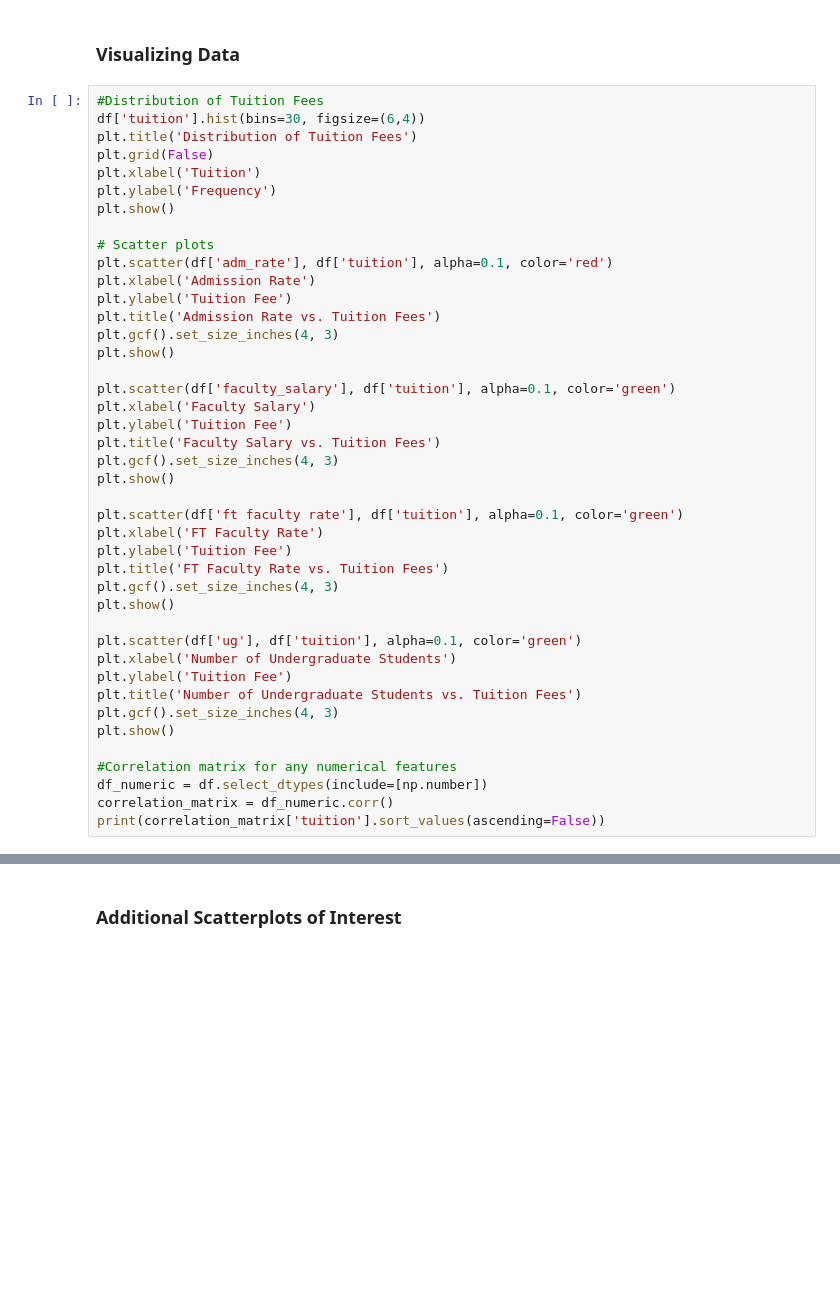
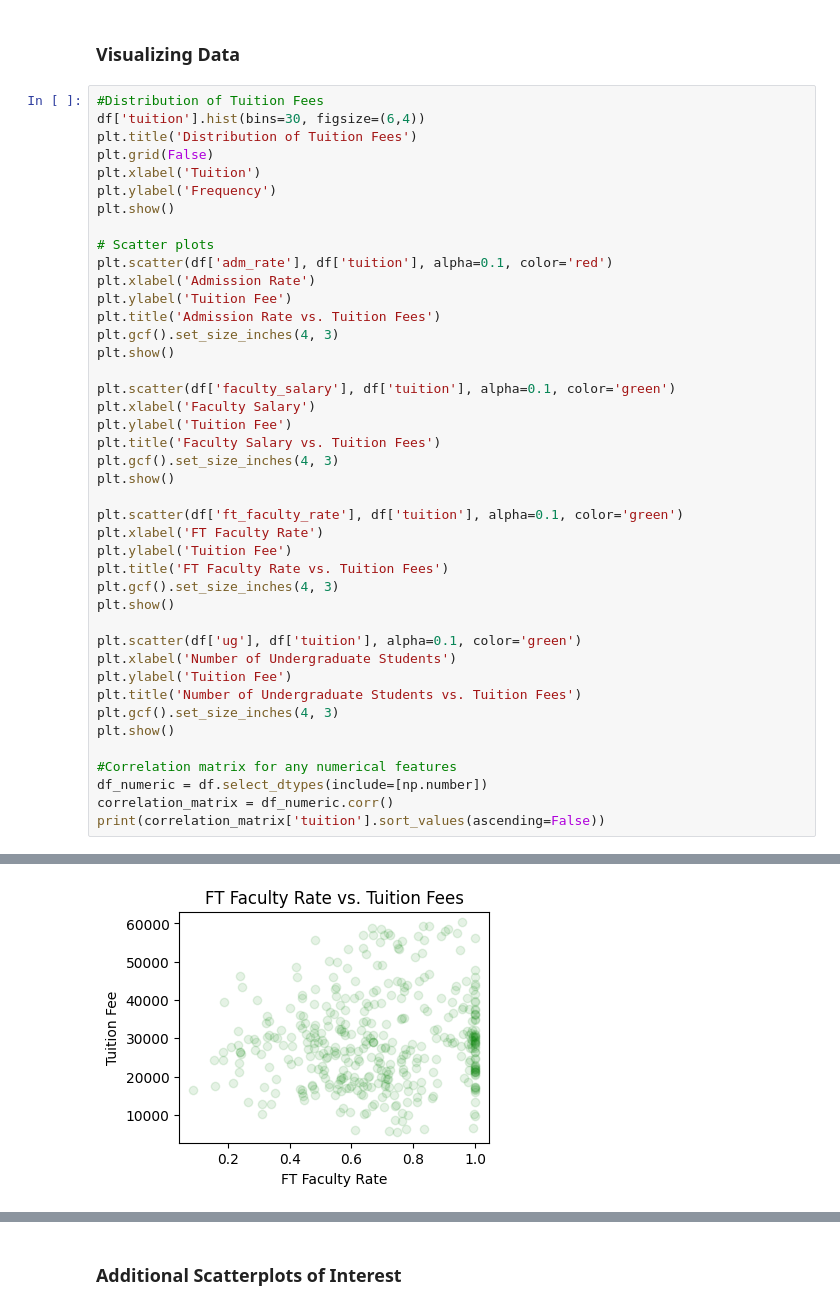
Before and after one commit to VarunBondugula/StatisticalLearning-PredictionModel, a Jupyter notebook: Final Project.ipynb, the cells around one changed output, grey strips where cells are left out. Cells and saved outputs as stored; diff of their text form; blank space fills up the shorter version.

```diff
--- a/Final Project.ipynb
+++ b/Final Project.ipynb
@@ -58,31 +58,32 @@ plt.gcf().set_size_inches(4, 3)
 plt.show()
 
 plt.scatter(df['faculty_salary'], df['tuition'], alpha=0.1, color='green')
 plt.xlabel('Faculty Salary')
 plt.ylabel('Tuition Fee')
 plt.title('Faculty Salary vs. Tuition Fees')
 plt.gcf().set_size_inches(4, 3)
 plt.show()
 
-plt.scatter(df['ft faculty rate'], df['tuition'], alpha=0.1, color='green')
+plt.scatter(df['ft_faculty_rate'], df['tuition'], alpha=0.1, color='green')
 plt.xlabel('FT Faculty Rate')
 plt.ylabel('Tuition Fee')
 plt.title('FT Faculty Rate vs. Tuition Fees')
 plt.gcf().set_size_inches(4, 3)
 plt.show()
 
 plt.scatter(df['ug'], df['tuition'], alpha=0.1, color='green')
 plt.xlabel('Number of Undergraduate Students')
 plt.ylabel('Tuition Fee')
 plt.title('Number of Undergraduate Students vs. Tuition Fees')
 plt.gcf().set_size_inches(4, 3)
 plt.show()
 
 #Correlation matrix for any numerical features
 df_numeric = df.select_dtypes(include=[np.number])
 correlation_matrix = df_numeric.corr()
 print(correlation_matrix['tuition'].sort_values(ascending=False))
 # %% [output]
 [figure]
 [figure]
 [figure]
+[figure, added]
```
Also changed, not shown: parts of 6 cells of this notebook.
